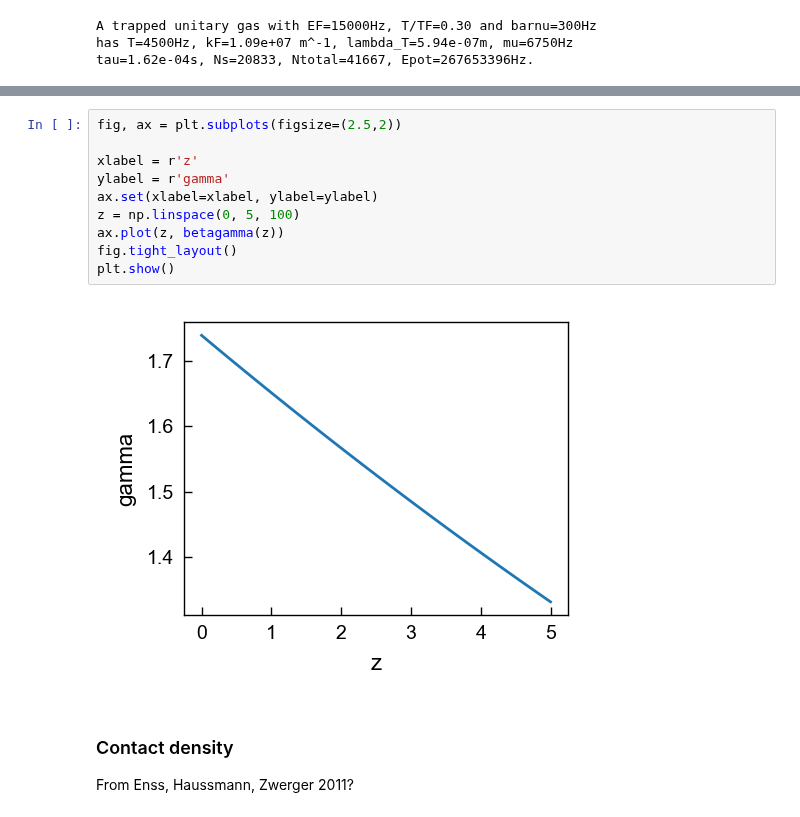
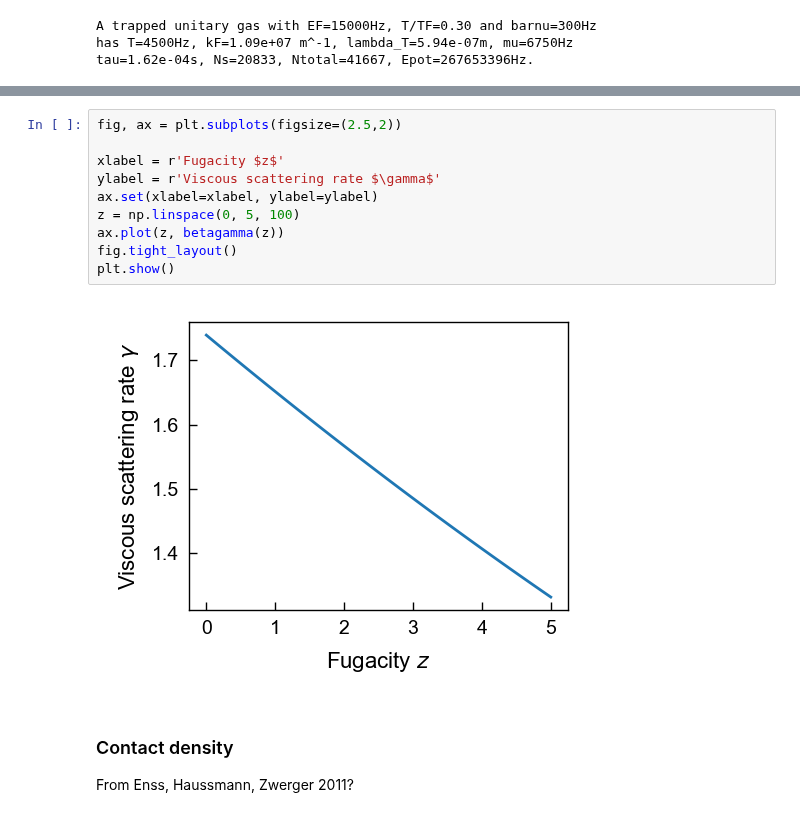
Before and after one commit to colinjdale/ChiPyLab, a Jupyter notebook: examples/plot_unitary_fermi_gas.ipynb, the cells around one changed output, grey strips where cells are left out. Saved outputs shown, nothing was run; the diff lists cells and outputs as text.

```diff
--- a/examples/plot_unitary_fermi_gas.ipynb
+++ b/examples/plot_unitary_fermi_gas.ipynb
@@ -131,15 +131,15 @@ Viscous scattering time, tau/beta -0.9558203233420239
 # %%
 fig, ax = plt.subplots(figsize=(2.5,2))
 
-xlabel = r'z'
-ylabel = r'gamma'
+xlabel = r'Fugacity $z$'
+ylabel = r'Viscous scattering rate $\gamma$'
 ax.set(xlabel=xlabel, ylabel=ylabel)
 z = np.linspace(0, 5, 100)
 ax.plot(z, betagamma(z))
 fig.tight_layout()
 plt.show()
 # %% [output]
-[figure, old version]
+[figure, new version]
 # %% [markdown]
 ### Contact density
 From Enss, Haussmann, Zwerger 2011?
```
Also changed, not shown: parts of 12 cells of this notebook, 2 other files.
